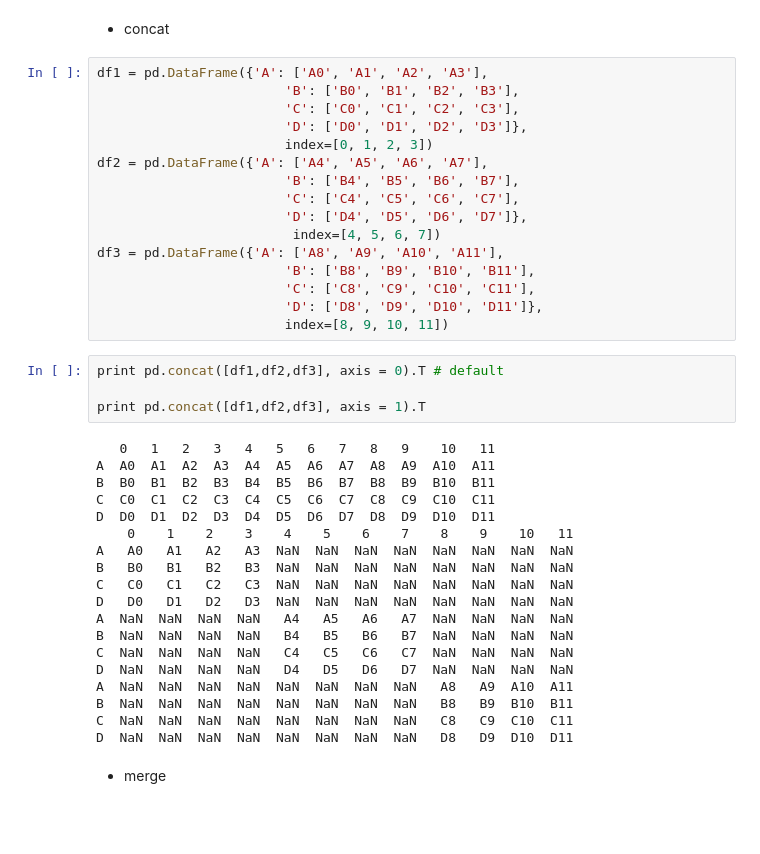
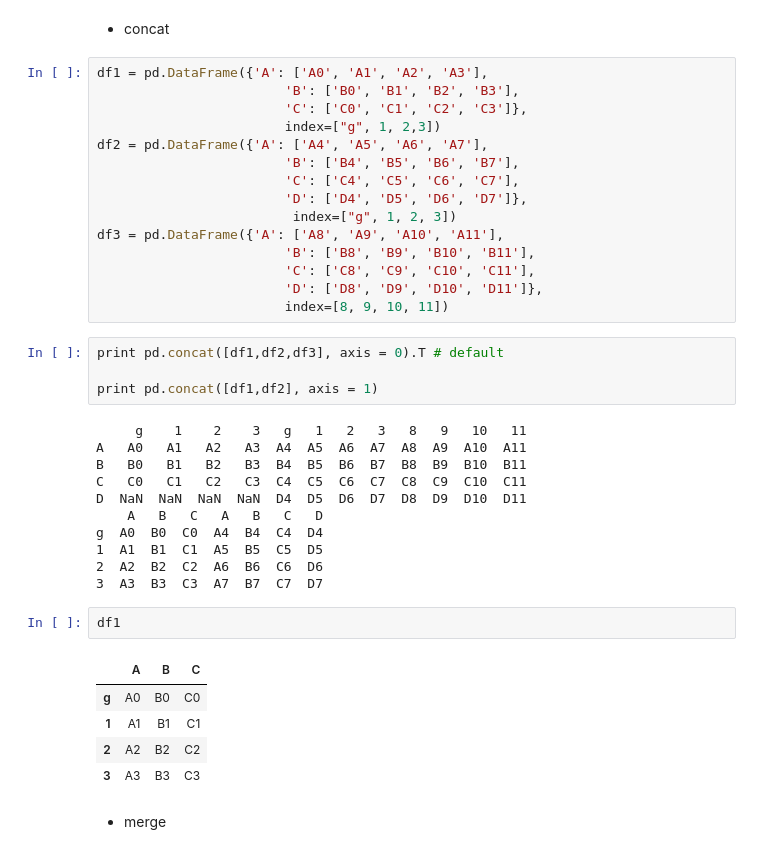
Before and after one commit to LennyFan/Machine-Learning, a Jupyter notebook: New/02-pandas.ipynb, the cells around one changed output. Drawn from its saved outputs; the diff is of its cells as text; blank space fills up the shorter version.

```diff
--- a/New/02-pandas.ipynb
+++ b/New/02-pandas.ipynb
@@ -397,14 +397,13 @@ df.groupby("Company").describe().T
 # %%
 df1 = pd.DataFrame({'A': ['A0', 'A1', 'A2', 'A3'],
                         'B': ['B0', 'B1', 'B2', 'B3'],
-                        'C': ['C0', 'C1', 'C2', 'C3'],
-                        'D': ['D0', 'D1', 'D2', 'D3']},
-                        index=[0, 1, 2, 3])
+                        'C': ['C0', 'C1', 'C2', 'C3']},
+                        index=["g", 1, 2,3])
 df2 = pd.DataFrame({'A': ['A4', 'A5', 'A6', 'A7'],
                         'B': ['B4', 'B5', 'B6', 'B7'],
                         'C': ['C4', 'C5', 'C6', 'C7'],
                         'D': ['D4', 'D5', 'D6', 'D7']},
-                         index=[4, 5, 6, 7])
+                         index=["g", 1, 2, 3])
 df3 = pd.DataFrame({'A': ['A8', 'A9', 'A10', 'A11'],
                         'B': ['B8', 'B9', 'B10', 'B11'],
                         'C': ['C8', 'C9', 'C10', 'C11'],
@@ -413,26 +412,26 @@ df3 = pd.DataFrame({'A': ['A8', 'A9', 'A10', 'A11'],
 # %%
 print pd.concat([df1,df2,df3], axis = 0).T # default
 
-print pd.concat([df1,df2,df3], axis = 1).T
+print pd.concat([df1,df2], axis = 1)
 # %% [output]
-   0   1   2   3   4   5   6   7   8   9    10   11
-A  A0  A1  A2  A3  A4  A5  A6  A7  A8  A9  A10  A11
-B  B0  B1  B2  B3  B4  B5  B6  B7  B8  B9  B10  B11
-C  C0  C1  C2  C3  C4  C5  C6  C7  C8  C9  C10  C11
-D  D0  D1  D2  D3  D4  D5  D6  D7  D8  D9  D10  D11
-    0    1    2    3    4    5    6    7    8    9    10   11
-A   A0   A1   A2   A3  NaN  NaN  NaN  NaN  NaN  NaN  NaN  NaN
-B   B0   B1   B2   B3  NaN  NaN  NaN  NaN  NaN  NaN  NaN  NaN
-C   C0   C1   C2   C3  NaN  NaN  NaN  NaN  NaN  NaN  NaN  NaN
-D   D0   D1   D2   D3  NaN  NaN  NaN  NaN  NaN  NaN  NaN  NaN
-A  NaN  NaN  NaN  NaN   A4   A5   A6   A7  NaN  NaN  NaN  NaN
-B  NaN  NaN  NaN  NaN   B4   B5   B6   B7  NaN  NaN  NaN  NaN
-C  NaN  NaN  NaN  NaN   C4   C5   C6   C7  NaN  NaN  NaN  NaN
-D  NaN  NaN  NaN  NaN   D4   D5   D6   D7  NaN  NaN  NaN  NaN
-A  NaN  NaN  NaN  NaN  NaN  NaN  NaN  NaN   A8   A9  A10  A11
-B  NaN  NaN  NaN  NaN  NaN  NaN  NaN  NaN   B8   B9  B10  B11
-C  NaN  NaN  NaN  NaN  NaN  NaN  NaN  NaN   C8   C9  C10  C11
-D  NaN  NaN  NaN  NaN  NaN  NaN  NaN  NaN   D8   D9  D10  D11
+     g    1    2    3   g   1   2   3   8   9   10   11
+A   A0   A1   A2   A3  A4  A5  A6  A7  A8  A9  A10  A11
+B   B0   B1   B2   B3  B4  B5  B6  B7  B8  B9  B10  B11
+C   C0   C1   C2   C3  C4  C5  C6  C7  C8  C9  C10  C11
+D  NaN  NaN  NaN  NaN  D4  D5  D6  D7  D8  D9  D10  D11
+    A   B   C   A   B   C   D
+g  A0  B0  C0  A4  B4  C4  D4
+1  A1  B1  C1  A5  B5  C5  D5
+2  A2  B2  C2  A6  B6  C6  D6
+3  A3  B3  C3  A7  B7  C7  D7
+# %%
+df1
+# %% [output]
+|  | A | B | C |
+| g | A0 | B0 | C0 |
+| 1 | A1 | B1 | C1 |
+| 2 | A2 | B2 | C2 |
+| 3 | A3 | B3 | C3 |
 # %% [markdown]
 - merge
 # %%
```
Also changed, not shown: 2 other files.
